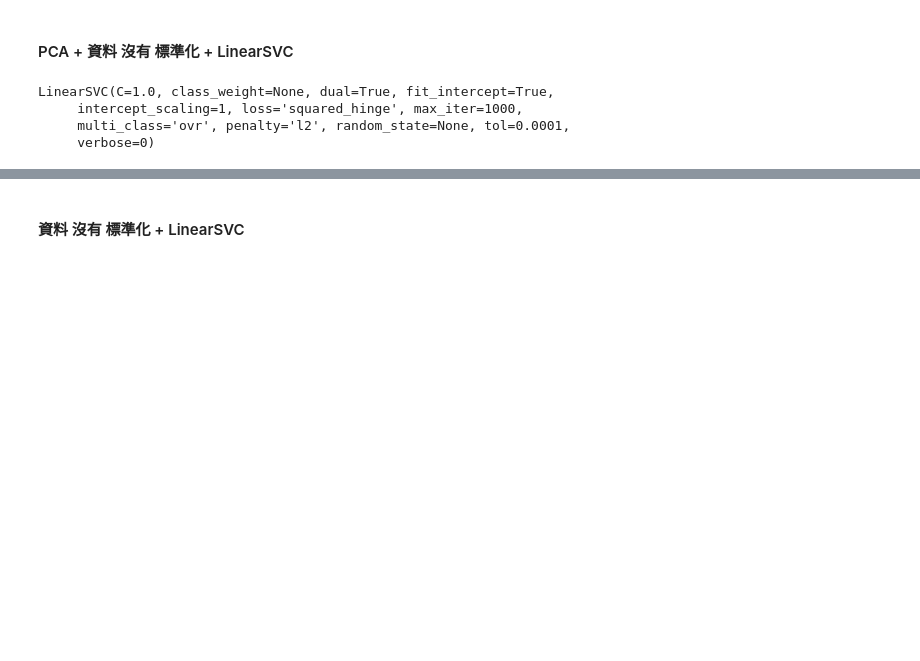
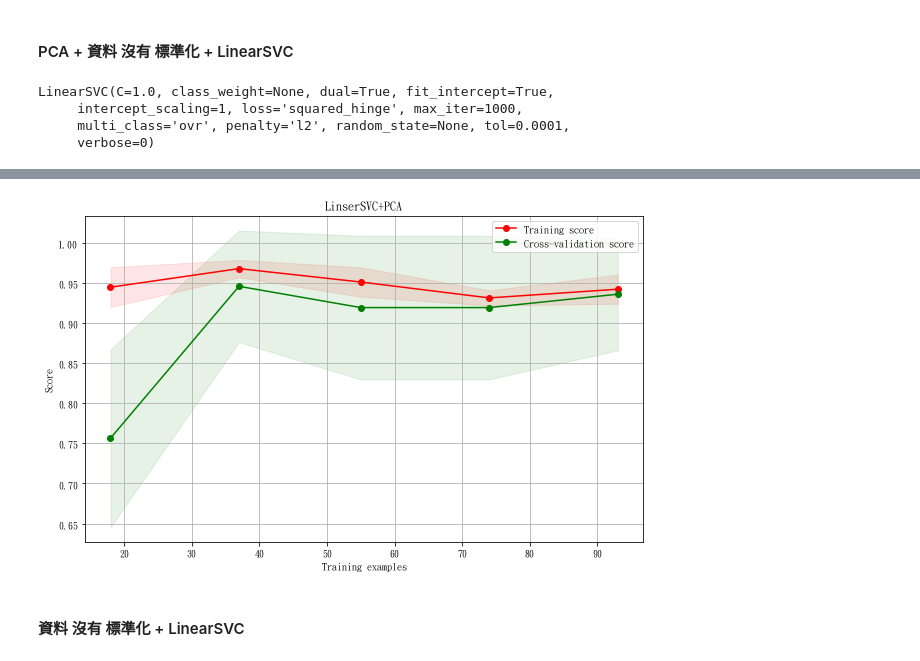
Before and after one commit to ChuangPoPO/python_textbook_practice, a Jupyter notebook: Sklearn_Iris.ipynb, the cells around one changed output, grey strips where cells are left out. Cells and saved outputs as stored; diff of their text form; code cells hidden in the pictures; blank space fills up the shorter version.

Commit message:
完成 LinearSVC 學習曲線

```diff
--- a/Sklearn_Iris.ipynb
+++ b/Sklearn_Iris.ipynb
@@ -446,6 +468,0 @@ plt.show()
-# %%
-kf = KFold(n_splits=4, random_state=None, shuffle=True)
-estimator = LinearSVC()
-
-sc.fit(X_pca2_train)
-plot_learning_curve(estimator, "LinserSVC+PCA+Std", sc.transform(X_pca2), y_pca2.values.ravel(), cv = kf, train_sizes=np.linspace(0.2, 1.0, 5))
@@ -493,0 +517,3 @@ R Square: 0.933333333333
+# %%
+plot_learning_curve(estimator, "LinserSVC+PCA", X_pca2_train, y_pca2_train.values.ravel(), cv = 10, train_sizes=np.linspace(0.2, 1.0, 5))
+# %% [output]
@@ -494,3 +521,4 @@ R Square: 0.933333333333
+[figure, added]
 # %% [markdown]
 #### 資料 沒有 標準化 + LinearSVC
 # %%
```
Also changed, not shown: parts of 40 cells of this notebook.
